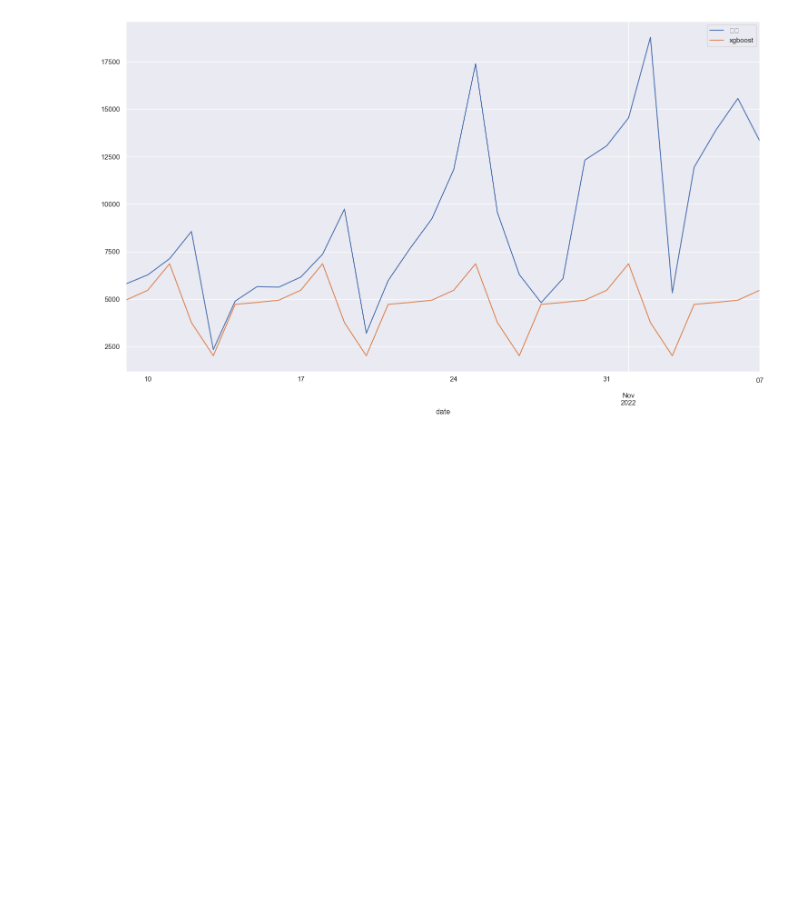
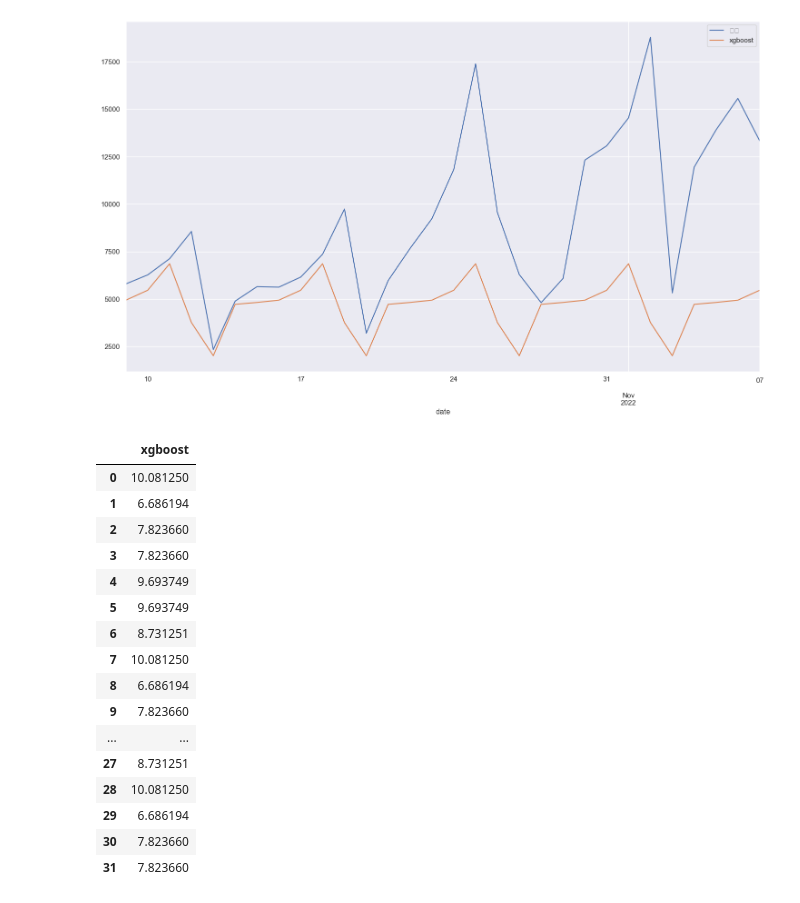
Before and after one commit to L2egg/L2egg, a Jupyter notebook: practice.ipynb, the cells around one changed output. Saved outputs shown, nothing was run; the diff lists cells and outputs as text; code cells hidden in the pictures; blank space fills up the shorter version.

```diff
--- a/practice.ipynb
+++ b/practice.ipynb
@@ -642,3 +642,23 @@ get_result(date_4_start, date_4_end, '2022-10-09')
 # %% [output]
 [figure]
 [figure]
+# %%
+xgb_df1
+# %% [output]
+|  | xgboost |
+| 0 | 10.081250 |
+| 1 | 6.686194 |
+| 2 | 7.823660 |
+| 3 | 7.823660 |
+| 4 | 9.693749 |
+| 5 | 9.693749 |
+| 6 | 8.731251 |
+| 7 | 10.081250 |
+| 8 | 6.686194 |
+| 9 | 7.823660 |
+| ... | ... |
+| 27 | 8.731251 |
+| 28 | 10.081250 |
+| 29 | 6.686194 |
+| 30 | 7.823660 |
+| 31 | 7.823660 |
```
Also changed, not shown: parts of 14 cells of this notebook.
